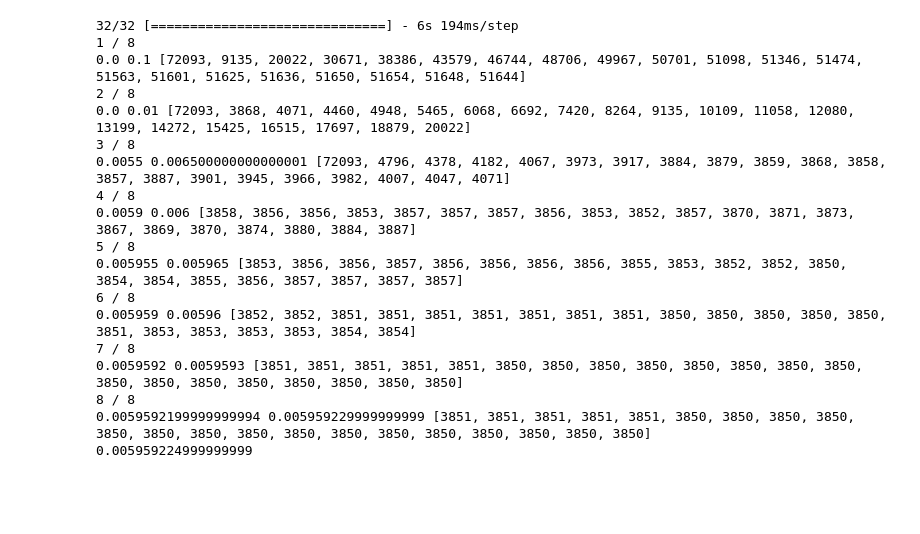
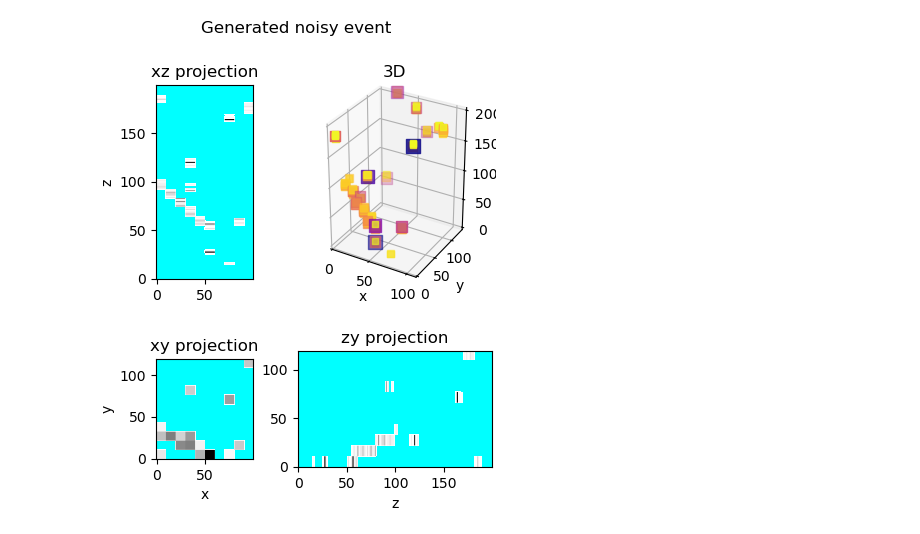
Before and after one commit to gajdosmatej/track_denoiser, a Jupyter notebook: analysis.ipynb, the cells around one changed output. Drawn from its saved outputs; the diff is of its cells as text; code cells hidden in the pictures; blank space fills up the shorter version.

```diff
--- a/analysis.ipynb
+++ b/analysis.ipynb
@@ -57,61 +49,15 @@ matplotlib.pyplot.show()
-# %%
-# Find threshold
-
-#threshold_data_noisy, threshold_data_clean = noisy[:100], clean[:100]	# Generated datasets could also be used
-threshold_data_noisy, threshold_data_clean = data_loader.getBatch(False, True, 0, True)[:1000], data_loader.getBatch(False, False, 0, True)[:1000]	# Subset of measured data could also be used
-threshold_data_clean = numpy.where(threshold_data_clean > 0, 1, 0)
-reconstructions = modelAPI.evaluateBatch(threshold_data_noisy) * threshold_data_noisy
-
-def distance(target, prediction):
-	'''TPs = numpy.sum( numpy.where(target==1, prediction, 0), axis=(1,2,3) )
-	FPs = numpy.sum( numpy.where(target==0, prediction, 0), axis=(1,2,3) )
-	TNs = numpy.sum( numpy.where(target==0, 1-prediction, 0), axis=(1,2,3) )
-	FNs = numpy.sum( numpy.where(target==1, 1-prediction, 0), axis=(1,2,3) )
-	Ys = TPs / (TPs + FNs) + TNs / (TNs + FPs) - 1
-	return -numpy.mean(Ys)'''	# Youden's Index instead of L1 distance
-	return numpy.sum(numpy.abs(target-prediction))
-
-steps = 8
-num_points = 21
-low, high = 0, 1
-for i in range(steps):
-	print(i+1, "/", steps)
-	samples = numpy.linspace(low, high, num_points)
-	distances = []
-	minimising_threshold, min_value = None, None
-	for sample_threshold in samples:
-		distances.append( distance(threshold_data_clean, numpy.where(reconstructions > sample_threshold, 1, 0)) )
-		if min_value == None or distances[-1] < min_value:
-			minimising_threshold, min_value = sample_threshold, distances[-1]
-	if minimising_threshold == samples[0]:
-		low, high = samples[0], samples[1]
-	elif minimising_threshold == samples[-1]:
-		low, high = samples[-2], samples[-1]
-	else:
-		for k in range(num_points):
-			if minimising_threshold == samples[k]:
-				low, high = samples[k-1], samples[k+1]
-				break
-	print(low, high, distances)
-threshold = (low+high)/2
-modelAPI.threshold = threshold
-print(threshold)
-# %% [output]
-32/32 [==============================] - 6s 194ms/step
-1 / 8
-0.0 0.1 [72093, 9135, 20022, 30671, 38386, 43579, 46744, 48706, 49967, 50701, 51098, 51346, 51474, 51563, 51601, 51625, 51636, 51650, 51654, 51648, 51644]
-2 / 8
-0.0 0.01 [72093, 3868, 4071, 4460, 4948, 5465, 6068, 6692, 7420, 8264, 9135, 10109, 11058, 12080, 13199, 14272, 15425, 16515, 17697, 18879, 20022]
-3 / 8
-0.0055 0.006500000000000001 [72093, 4796, 4378, 4182, 4067, 3973, 3917, 3884, 3879, 3859, 3868, 3858, 3857, 3887, 3901, 3945, 3966, 3982, 4007, 4047, 4071]
-4 / 8
-0.0059 0.006 [3858, 3856, 3856, 3853, 3857, 3857, 3857, 3856, 3853, 3852, 3857, 3870, 3871, 3873, 3867, 3869, 3870, 3874, 3880, 3884, 3887]
-5 / 8
-0.005955 0.005965 [3853, 3856, 3856, 3857, 3856, 3856, 3856, 3856, 3855, 3853, 3852, 3852, 3850, 3854, 3854, 3855, 3856, 3857, 3857, 3857, 3857]
-6 / 8
-0.005959 0.00596 [3852, 3852, 3851, 3851, 3851, 3851, 3851, 3851, 3851, 3850, 3850, 3850, 3850, 3850, 3851, 3853, 3853, 3853, 3853, 3854, 3854]
-7 / 8
-0.0059592 0.0059593 [3851, 3851, 3851, 3851, 3851, 3850, 3850, 3850, 3850, 3850, 3850, 3850, 3850, 3850, 3850, 3850, 3850, 3850, 3850, 3850, 3850]
-8 / 8
-0.0059592199999999994 0.005959229999999999 [3851, 3851, 3851, 3851, 3851, 3850, 3850, 3850, 3850, 3850, 3850, 3850, 3850, 3850, 3850, 3850, 3850, 3850, 3850, 3850, 3850]
-0.005959224999999999
+# %%
+# View generated data
+is_noisy = True
+
+events = data_loader.getBatch(False, is_noisy, 0, preprocessed=False)
+index = numpy.random.randint(0, events.shape[0])
+
+fig = matplotlib.pyplot.gcf()
+matplotlib.pyplot.close(fig)
+
+fig, ax = Plotting.plot2DAnd3D(events[index], "Generated noisy event")
+fig.set_size_inches(4,5)
+matplotlib.pyplot.show()
+# %% [output]
+[figure, added]
```
Also changed, not shown: parts of 18 cells of this notebook, 1 other file.
